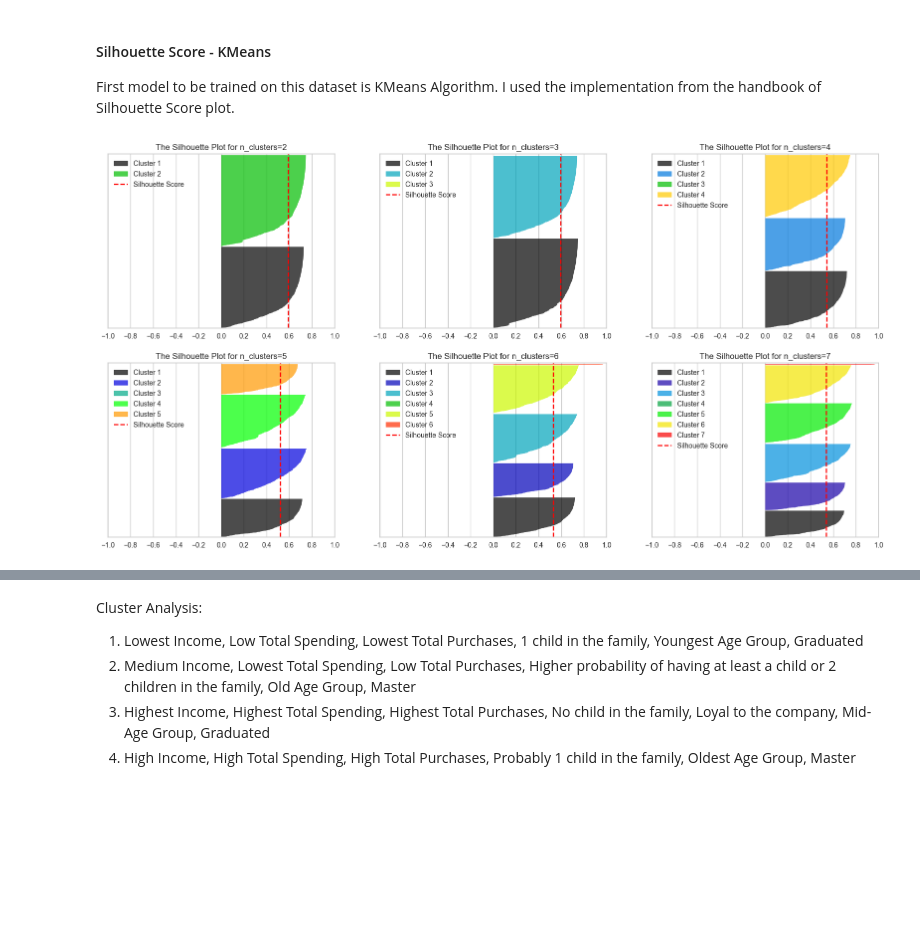
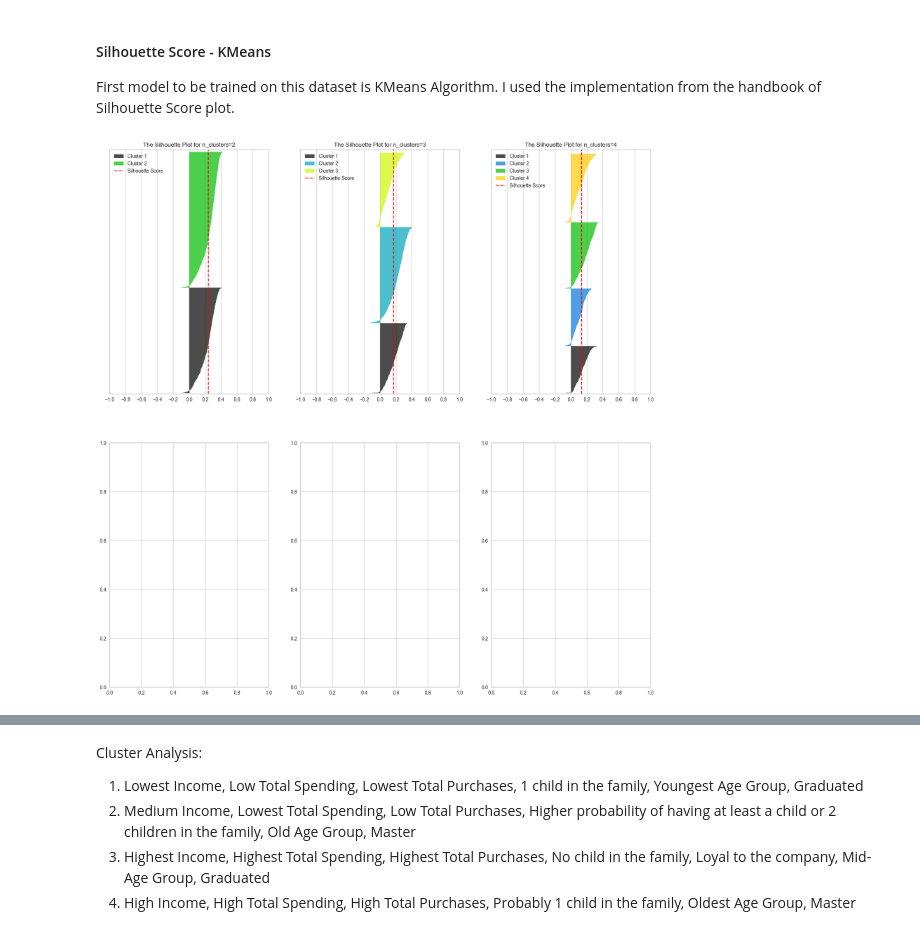
Before and after one commit to Ghenntoggy1/Sigmoid-ML-Tasks, a Jupyter notebook: Homework_12_Clustering_Algorithms/Homework_12_Clustering_Algorithms.ipynb, the cells around one changed output, grey strips where cells are left out. Drawn from its saved outputs; the diff is of its cells as text; code cells hidden in the pictures; blank space fills up the shorter version.

```diff
--- a/Homework_12_Clustering_Algorithms/Homework_12_Clustering_Algorithms.ipynb
+++ b/Homework_12_Clustering_Algorithms/Homework_12_Clustering_Algorithms.ipynb
@@ -582,8 +584,8 @@ customer_personality_dataset
 Next, I will scale the features since I will be using PCA to visualize the data better further.
 # %%
 standard_scaler = StandardScaler()
-customer_personality_scaled_features = pd.DataFrame(data=standard_scaler.fit_transform(customer_personality_dataset),
-                                                    index=customer_personality_dataset.index,
-                                                    columns=customer_personality_dataset.columns)
+customer_personality_scaled_features = pd.DataFrame(data=standard_scaler.fit_transform(customer_personality_dataset.drop(columns=['Education', 'Is_Single'])),
+                                                    index=customer_personality_dataset.drop(columns=['Education', 'Is_Single']).index,
+                                                    columns=customer_personality_dataset.drop(columns=['Education', 'Is_Single']).columns)
 customer_personality_scaled_features.describe()
 # %% [output]
@@ -598,0 +601,3 @@ customer_personality_scaled_features.describe()
+# %%
+customer_personality_scaled_features = pd.concat([customer_personality_scaled_features, customer_personality_dataset[['Education', 'Is_Single']]], axis=1)
+customer_personality_scaled_features
@@ -614,7 +633,7 @@ import matplotlib.cm as cm
 
 
 def draw_silhouette_plot(X, clusterer, n_clusters, ax):
-    cluster_labels = clusterer.fit_predict(X)
+    cluster_labels = clusterer.fit_predict(X, categorical=[0,1])
     silhouette_avg = silhouette_score(X, cluster_labels)
     sample_silhouette_values = silhouette_samples(X, cluster_labels)
 
@@ -632,22 +651,22 @@ def draw_silhouette_plot(X, clusterer, n_clusters, ax):
         color = cm.nipy_spectral(float(i) / n_clusters)
         ax.fill_betweenx(np.arange(y_lower, y_upper), 0, ith_cluster_silhouette_values,
                          facecolor=color, edgecolor=color, alpha=0.7)
-        y_lower = y_upper + 10
+        y_lower = y_upper + 1
 
     ax.axvline(x=silhouette_avg, color="red", linestyle="--")
     ax.set_title(f'The Silhouette Plot for n_clusters={n_clusters}')
     ax.legend([f'Cluster {i+1}' for i in range(
         n_clusters)] + ['Silhouette Score'])
 # %%
-num_clusters_range = range(2, 8)
-fig, axes = plt.subplots(2, 3, figsize=(20, 10))
+num_clusters_range = range(2, 5)
+fig, axes = plt.subplots(2, 3, figsize=(20, 20))
 
 for num_clusters_param in num_clusters_range:
-    kmeans_model = KMeans(n_clusters=num_clusters_param, n_init=10, random_state=69)
+    kmeans_model = KPrototypes(n_clusters=num_clusters_param, n_init=10, random_state=69)
     ax = axes[(num_clusters_param - 2) // 3][(num_clusters_param - 2) % 3]
-    draw_silhouette_plot(X, kmeans_model, num_clusters_param, ax)
+    draw_silhouette_plot(customer_personality_scaled_features, kmeans_model, num_clusters_param, ax)
 # %% [output]
-[figure, old version]
+[figure, new version]
 # %%
 Elbow_M = KElbowVisualizer(KMeans(random_state=69), k=10)
 Elbow_M.fit(X)
```
Also changed, not shown: parts of 34 cells of this notebook, 3 other files.
